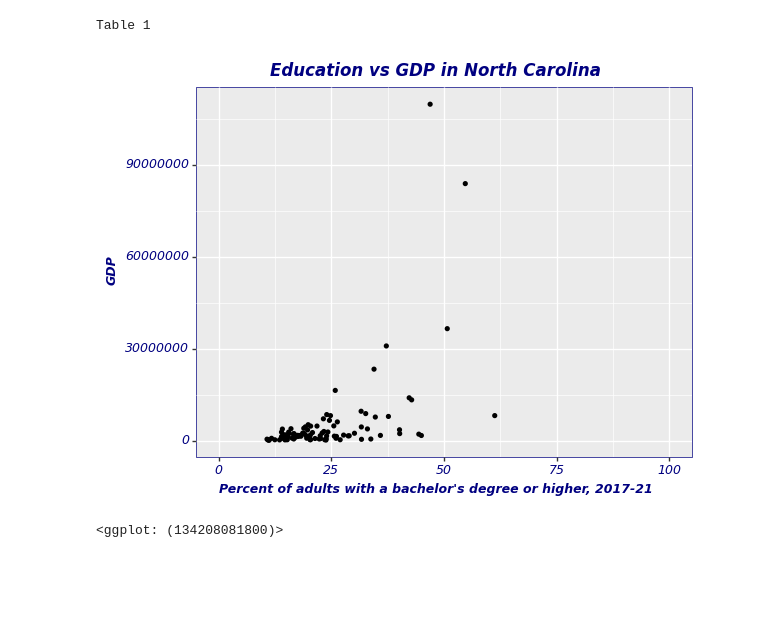
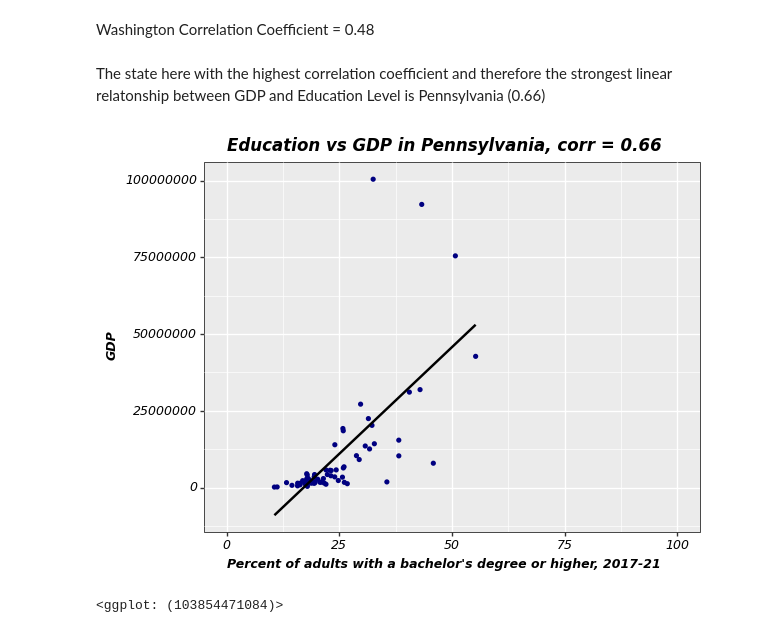
Before and after one commit to leomassoc/LSE-DS105L-Data-Detectives, a Jupyter notebook: notebooks/NB5 County Level Analysis.ipynb, the cells around one changed output. Saved outputs shown, nothing was run; the diff lists cells and outputs as text; code cells hidden in the pictures; blank space fills up the shorter version.

```diff
--- a/notebooks/NB5 County Level Analysis.ipynb
+++ b/notebooks/NB5 County Level Analysis.ipynb
@@ -465,70 +340,9 @@ Table 1
-# %%
-
-import pandas as pd
-
-
-df = pd.read_excel('~/Downloads/GDP_County_2021_NotPerCapita.xlsx', sheet_name='Table 1')
-
-# Grouping the data by state
-state_groups = df.groupby('StateName')
-
-# New dictionary for every state
-state_dict = {}
-for state, state_data in state_groups:
-    county_dict = {}
-    for i, row in state_data.iterrows():
-        county_dict[row['CountyName']] = row['GDP']
-    state_dict[state] = county_dict
-
-
-
-
-dataframe = pd.read_excel('~/Downloads/Education.xlsx', sheet_name='Education 1970 to 2021')
-
-cols_to_keep = [0, 1, 2, 54]
-new_df = dataframe.iloc[:, cols_to_keep]
-
-
-new_df = new_df.rename(columns={new_df.columns[-1]: "Percent of adults with a bachelor's degree or higher, 2017-21"})
-new_df = new_df.rename(columns={new_df.columns[-2]: "County"})
-new_df = new_df.rename(columns={new_df.columns[-3]: "State"})
-new_df
-
-
-NC_dataframe = new_df[new_df['State'] == 'NC']
-NC_County_GDP = state_dict['North Carolina']
-
-
-ncarolina_dataframe = pd.DataFrame.from_dict(NC_County_GDP, orient='index' )
-
-ncarolina_dataframe = ncarolina_dataframe.rename(columns={ncarolina_dataframe.columns[0]: "GDP"})
-
-
-
-percent_list = []
-
-# loop through the 'Age' column and add each value to the list
-for x in NC_dataframe["Percent of adults with a bachelor's degree or higher, 2017-21"].iloc[1:]:
-    percent_list.append(x)
-
-# create a new DataFrame using the age_list
-ncarolina_dataframe["Percent of adults with a bachelor's degree or higher, 2017-21"] = percent_list
-ncarolina_dataframe
-
-
-
-
-ggplot(ncarolina_dataframe, aes(x="Percent of adults with a bachelor's degree or higher, 2017-21", y="GDP")) + \
-          geom_point(size = 0.5, color = 'black', stroke = 0.8) + ggtitle("Education vs GDP in North Carolina") + \
-          theme(text=element_text(family='DejaVu Sans',
-                            size=9, color = 'navy', face = 'italic'),
-          axis_title=element_text(face='bold'),
-          axis_text=element_text(face='italic'),
-          plot_title=element_text(face='bold',
-                                  size=12)) + \
-          scale_x_continuous(limits=(0, 100)) + \
-          theme(panel_border=element_rect(linewidth=0.5, color='navy', fill=None))
-# %% [output]
-Table 1
-[figure, removed]
-<ggplot: (134208081800)>
+# %% [markdown]
+Washington Correlation Coefficient = 0.48
+# %% [markdown]
+The state here with the highest correlation coefficient and therefore the strongest linear relatonship between GDP and Education Level is Pennsylvania (0.66)
+# %%
+pennsylvania + geom_smooth(method='lm', se=False)
+# %% [output]
+[figure, added]
+<ggplot: (103854471084)>
```
Also changed, not shown: parts of 17 cells of this notebook.
